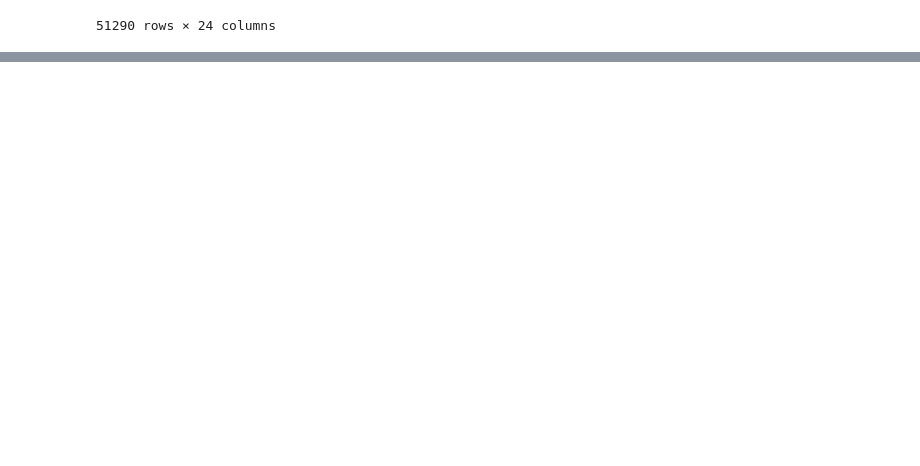
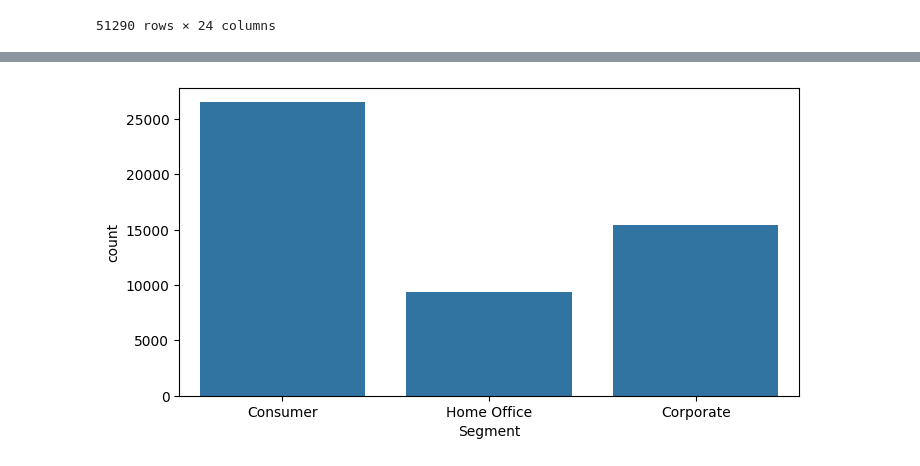
Before and after one commit to aaserwaa/Superstore-Sales-Data-Analysis, a Jupyter notebook: superstores.ipynb, the cells around one changed output, grey strips where cells are left out. Drawn from its saved outputs; the diff is of its cells as text; code cells hidden in the pictures; blank space fills up the shorter version.

```diff
--- a/superstores.ipynb
+++ b/superstores.ipynb
@@ -60,0 +181,8 @@ df
+# %%
+# handling data type constaints
+# the date columns must be changed from object to a datetime datatype
+df['Ship Date'] = pd.to_datetime(df['Ship Date'], format='mixed')
+df['Order Date'] = pd.to_datetime(df['Order Date'], format='mixed')
+
+# change postal code from float to object
+df['Postal Code'] = df['Postal Code'].astype('str')
@@ -60,0 +221,7 @@ df
+# %%
+# univariate analysis for segment
+plt.figure(figsize=(8,4))
+sns.countplot(data=df, x='Segment')
+plt.show()
+# %% [output]
+[figure, added]
```
Also changed, not shown: parts of 25 cells of this notebook.
